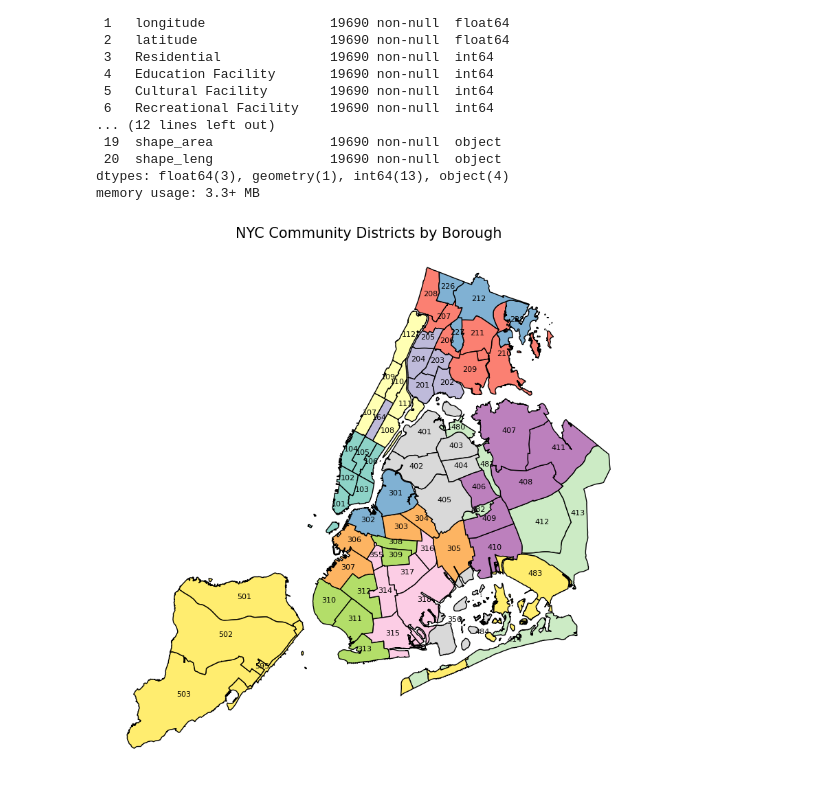
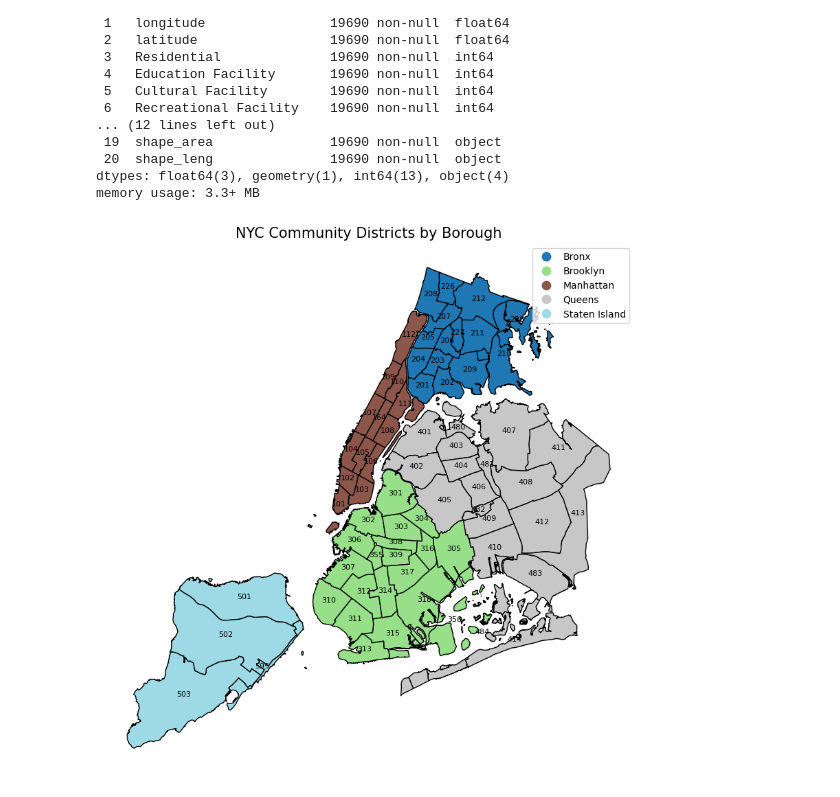
Before and after one commit to yamisukii/Dopp_NYCPriceAnalysis, a Jupyter notebook: notebooks/cluster.ipynb, the cells around one changed output. Cells and saved outputs as stored; diff of their text form; code cells hidden in the pictures.

```diff
--- a/notebooks/cluster.ipynb
+++ b/notebooks/cluster.ipynb
@@ -84,20 +84,32 @@ Data columns (total 21 columns):
  20  shape_leng               19690 non-null  object
 dtypes: float64(3), geometry(1), int64(13), object(4)
 memory usage: 3.3+ MB
+# %%
+boro_cd_to_borough = {
+    '1': 'Manhattan',
+    '2': 'Bronx',
+    '3': 'Brooklyn',
+    '4': 'Queens',
+    '5': 'Staten Island'
+}
+
+districts_gdf['BOROUGH'] = districts_gdf['boro_cd'].str[0].map(boro_cd_to_borough)
 # %%
 fig, ax = plt.subplots(figsize=(10, 10))
-districts_gdf.plot(ax=ax, column='boro_cd', legend=False, cmap='Set3', edgecolor='black')
+
+districts_gdf.plot(ax=ax, column='BOROUGH', legend=True, cmap='tab20', edgecolor='black')
+
 
 # Add labels for each community district
 for idx, row in districts_gdf.iterrows():
     # Use the centroid of the polygon to place the label
     plt.text(row.geometry.centroid.x, row.geometry.centroid.y,
              row['boro_cd'], fontsize=8, ha='center', color='black')
 
 # Add title and remove axes
 ax.set_title('NYC Community Districts by Borough', fontsize=15)
 ax.axis('off')
 
 plt.show()
 # %% [output]
-[figure, old version]
+[figure, new version]
```
Also changed, not shown: parts of 4 cells of this notebook, 1 other file.
